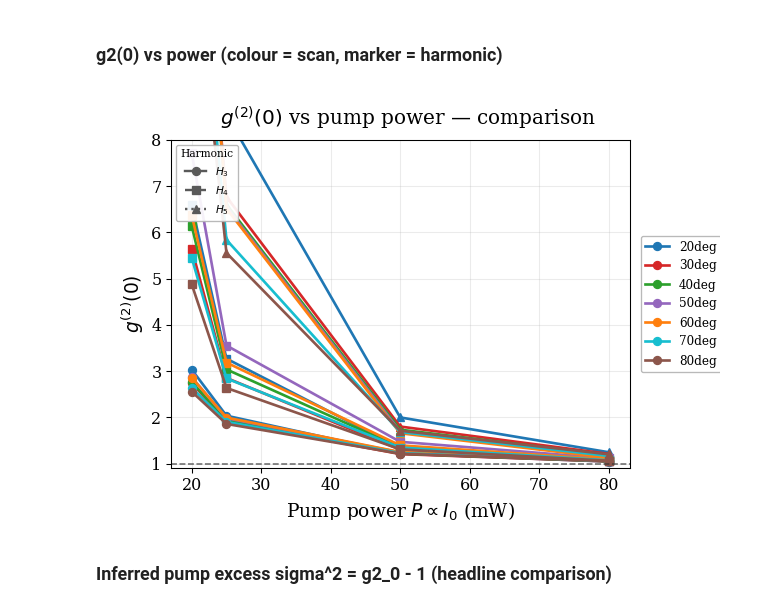
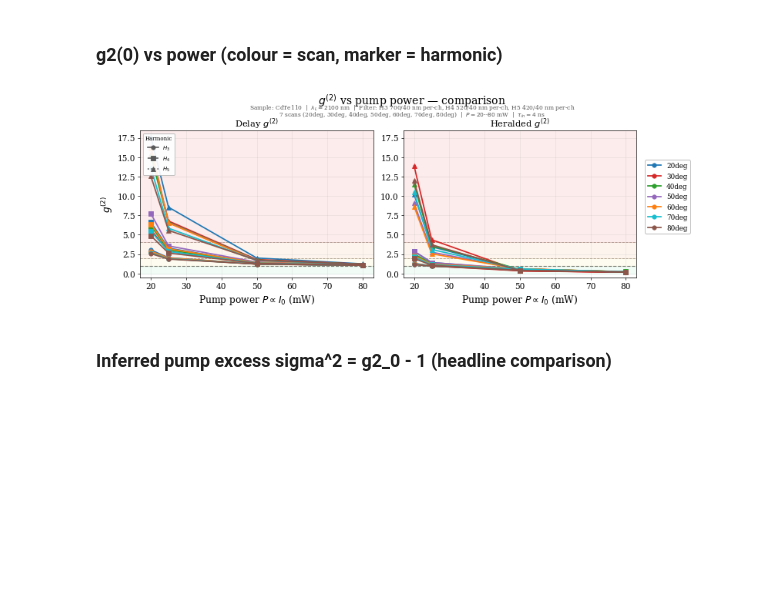
Before and after one commit to SimonWtmn/Quantum_SHHG, a Jupyter notebook: run/powerscan/powerscan_compare.ipynb, the cells around one changed output. Saved outputs shown, nothing was run; the diff lists cells and outputs as text; code cells hidden in the pictures; blank space fills up the shorter version.

```diff
--- a/run/powerscan/powerscan_compare.ipynb
+++ b/run/powerscan/powerscan_compare.ipynb
@@ -18,7 +18,11 @@ SCANS = {
 
 HARMONICS = (3, 4, 5)
 TAU_IN_NS = 4.0
-G2_METHOD = "delay"      # 'delay' | 'direct' | 'heralded'
+# One OR several g2 methods ('delay' | 'direct' | 'heralded'). With several, each plot
+# shows them side-by-side (single plots, shared y-axis) or overlaid in the same panel
+# (grids). The first is the analyzers' primary method.
+G2_METHODS = ["delay", "heralded"]
+G2_METHOD  = G2_METHODS[0]
 
 # optional dense intensity scan per scan, for a smooth K(n): {label: dir}
 DENSE = {
@@ -105,10 +109,10 @@ or R pair** (small inset legend inside the axes).
 # %% [markdown]
 ### g2(0) vs power (colour = scan, marker = harmonic)
 # %%
-fig, _ = c.plot_g2_vs_power(harmonics=HARMONICS, ylim=(0.9, 8))
+fig, _ = c.plot_g2_vs_power(harmonics=HARMONICS, methods=G2_METHODS, ylim=None)
 rep.save(fig, "g2_vs_power", dpi=500)
 # %% [output]
-[figure, old version]
+[figure, new version]
 # %% [markdown]
 ### Inferred pump excess sigma^2 = g2_0 - 1 (headline comparison)
 # %%
```
Also changed, not shown: parts of 8 cells of this notebook, 2 other files.
